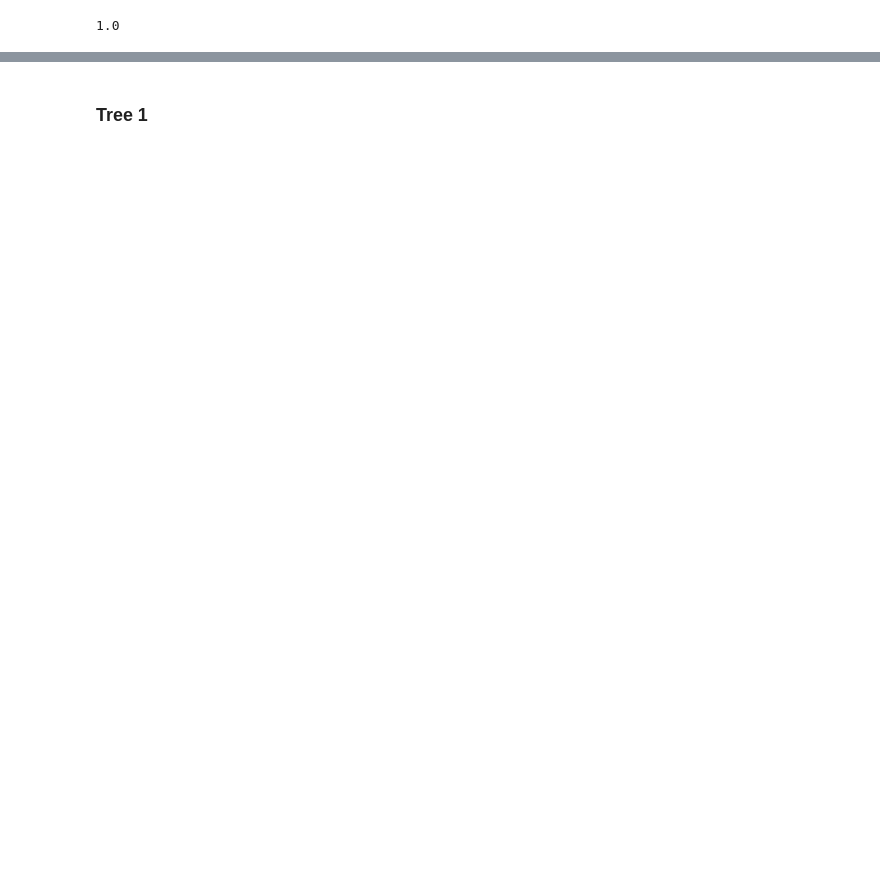
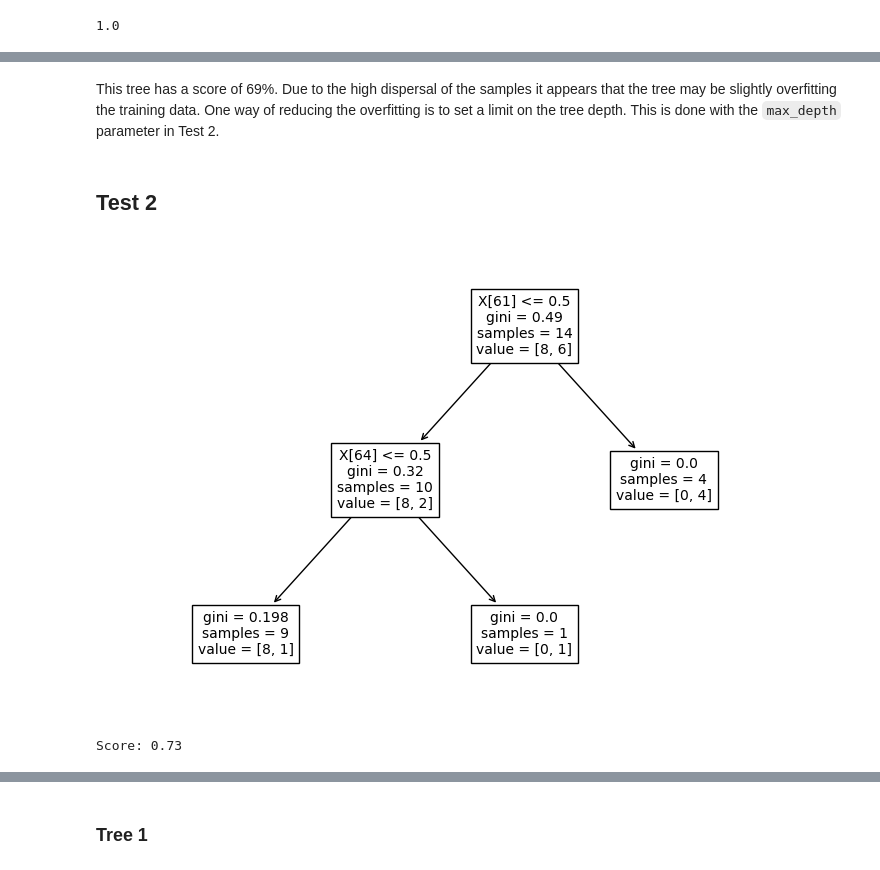
Before and after one commit to gd55hw/F20DL_DMML_Portfolio, a Jupyter notebook: F20DL_Lab8.ipynb, the cells around one changed output, grey strips where cells are left out. Drawn from its saved outputs; the diff is of its cells as text; code cells hidden in the pictures; blank space fills up the shorter version.

```diff
--- a/F20DL_Lab8.ipynb
+++ b/F20DL_Lab8.ipynb
@@ -98,0 +168,14 @@ array([1., 1., 1., 1., 1., 1., 1., 1., 1., 1.])
+# %% [markdown]
+This tree has a score of 69%. Due to the high dispersal of the samples it appears that the tree may be slightly overfitting the training data. One way of reducing the overfitting is to set a limit on the tree depth. This is done with the `max_depth` parameter in Test 2.
+# %% [markdown]
+## Test 2
+# %%
+tree_2, score_2 = hyperparameter_regularisation(X_train, X_test, y_train, y_test, max_depth = 2)
+
+plt.figure(figsize=(9,6))
+plot_tree(tree_2, fontsize=10)
+plt.show()
+print("Score: {:.2f}".format(score_2))
+# %% [output]
+[figure, added]
+Score: 0.73
```
Also changed, not shown: parts of 44 cells of this notebook.
